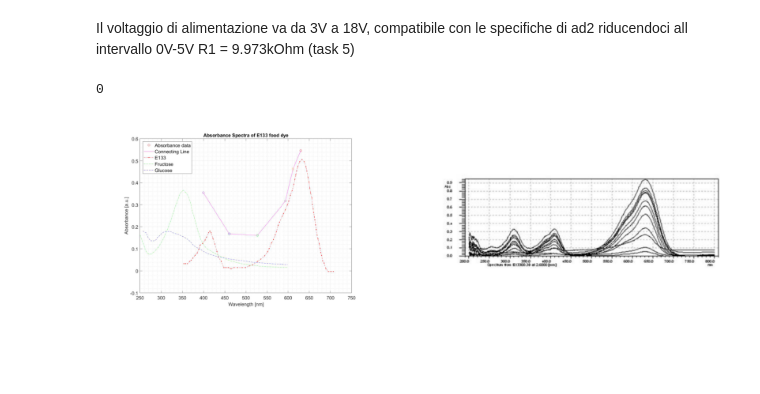
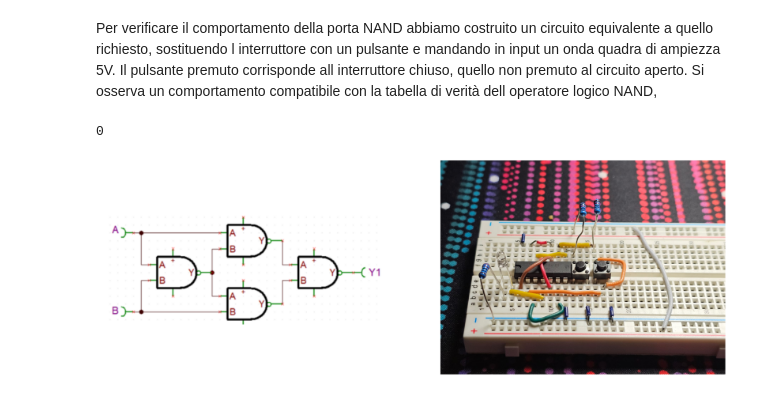
Before and after one commit to moncapiten/S08, a Jupyter notebook: ColSci_log_S08.ipynb, the cells around one changed output. Drawn from its saved outputs; the diff is of its cells as text; code cells hidden in the pictures; blank space fills up the shorter version.

```diff
--- a/ColSci_log_S08.ipynb
+++ b/ColSci_log_S08.ipynb
@@ -97,11 +133,13 @@ display_pdfs_side_by_side(rows, cols, pdfList)
-# %% [markdown]
-Il voltaggio di alimentazione va da 3V a 18V, compatibile con le specifiche di ad2 riducendoci all intervallo 0V-5V
- R1 = 9.973kOhm (task 5)
+# %% [markdown]
+
+Per verificare il comportamento della porta NAND abbiamo costruito un circuito equivalente a quello richiesto, sostituendo l interruttore con un pulsante e mandando in input un onda quadra di ampiezza 5V.
+Il pulsante premuto corrisponde all interruttore chiuso, quello non premuto al circuito aperto.
+Si osserva un comportamento compatibile con la tabella di verità dell operatore logico NAND,
 # %%
-pdfList = ['Media/MisuraContinua.pdf', 'Media/E133_spettroLargo.png']
+pdfList= ['Media/circuitoXOR.png', 'Media/foto_portaXOR.jpeg']
 rows = 1
 cols = 2
 display_pdfs_side_by_side(rows, cols, pdfList)
 # %% [output]
 0
-[figure, old version]
+[figure, new version]
```
Also changed, not shown: parts of 10 cells of this notebook, 6 other files.
